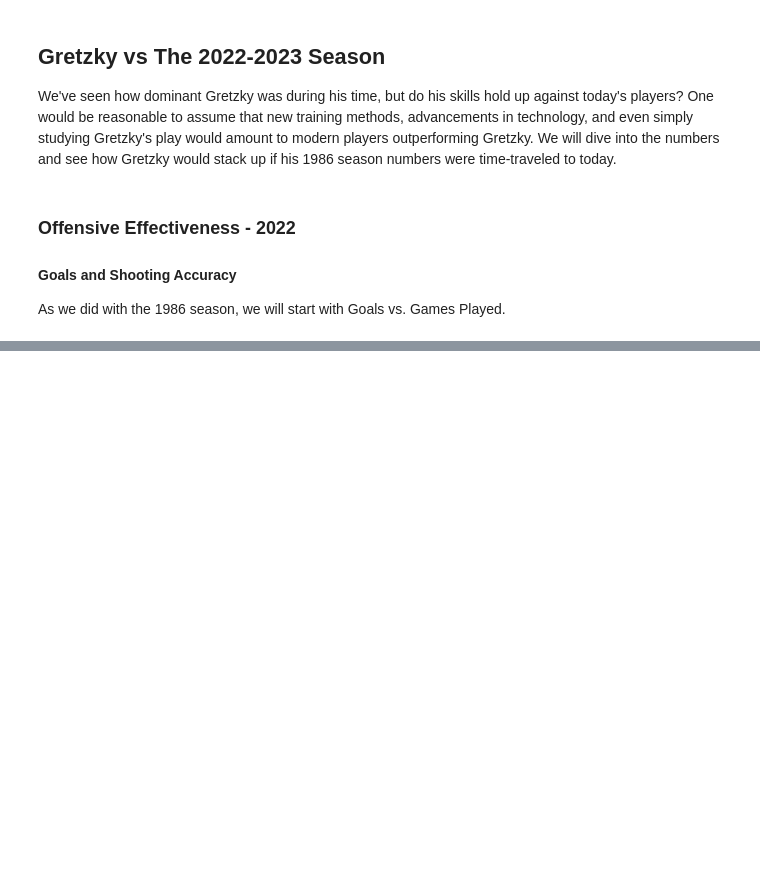
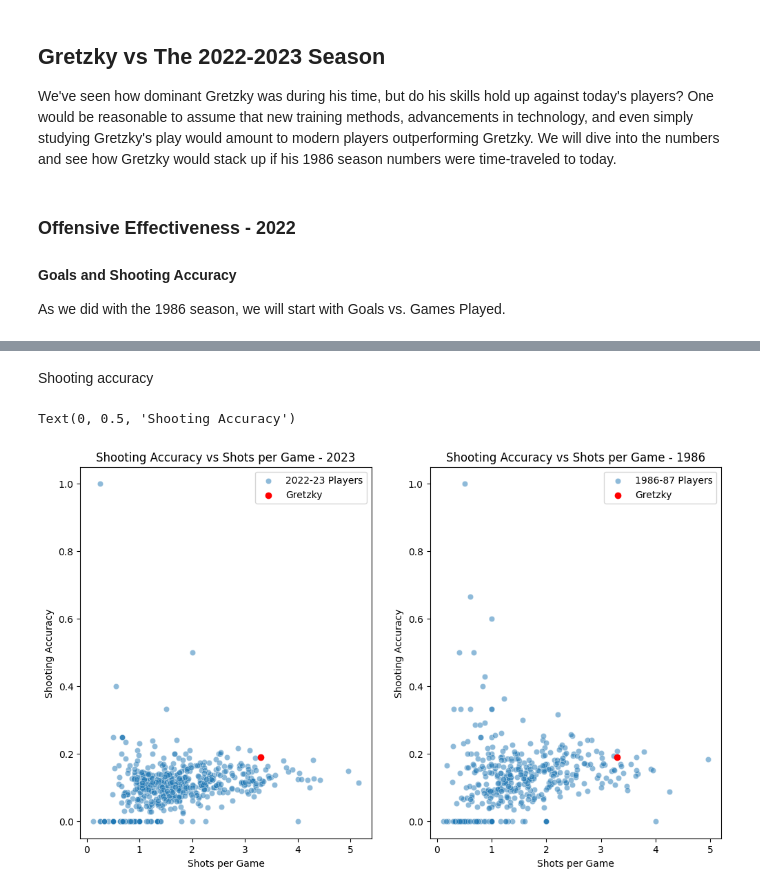
Before and after one commit to philbeet/How-Great-was-The-Great-One, a Jupyter notebook: main.ipynb, the cells around one changed output, grey strips where cells are left out. Drawn from its saved outputs; the diff is of its cells as text; code cells hidden in the pictures; blank space fills up the shorter version.

```diff
--- a/main.ipynb
+++ b/main.ipynb
@@ -383,0 +381,30 @@ A
+# %% [markdown]
+Shooting accuracy
+# %%
+plt.figure(figsize=(12,7))
+plt.subplot(1,2,1)
+sns.scatterplot(szn_23_df, x=szn_23_df['S']/szn_23_df["GP"], y=szn_23_df['G']/szn_23_df['S'], alpha=0.5, label="2022-23 Players")
+plt.scatter(szn_23_df[szn_23_df['Player']=="Wayne Gretzky*"]['S']/szn_23_df[szn_23_df['Player']=="Wayne Gretzky*"]['GP'],
+            szn_23_df[szn_23_df['Player']=="Wayne Gretzky*"]['G']/szn_23_df[szn_23_df['Player']=="Wayne Gretzky*"]['S'],
+            color="red", alpha=1, label='Gretzky')
+
+
+plt.legend()
+plt.title("Shooting Accuracy vs Shots per Game - 2023")
+plt.xlabel("Shots per Game")
+plt.ylabel("Shooting Accuracy")
+plt.subplot(1,2,2)
+
+sns.scatterplot(szn_87_df, x=szn_87_df['S']/szn_87_df["GP"], y=szn_87_df['G']/szn_87_df['S'], alpha=0.5, label="1986-87 Players")
+plt.scatter(szn_87_df[szn_87_df['Player']=="Wayne Gretzky*"]['S']/szn_87_df[szn_87_df['Player']=="Wayne Gretzky*"]['GP'],
+            szn_87_df[szn_87_df['Player']=="Wayne Gretzky*"]['G']/szn_87_df[szn_87_df['Player']=="Wayne Gretzky*"]['S'],
+            color="red", alpha=1, label='Gretzky')
+
+
+plt.legend()
+plt.title("Shooting Accuracy vs Shots per Game - 1986")
+plt.xlabel("Shots per Game")
+plt.ylabel("Shooting Accuracy")
+# %% [output]
+Text(0, 0.5, 'Shooting Accuracy')
+[figure, added]
```
Also changed, not shown: parts of 16 cells of this notebook.
